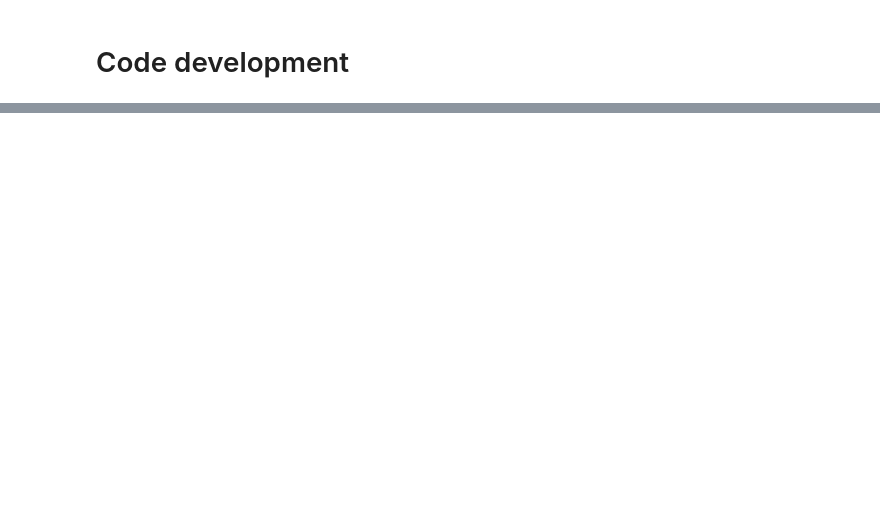
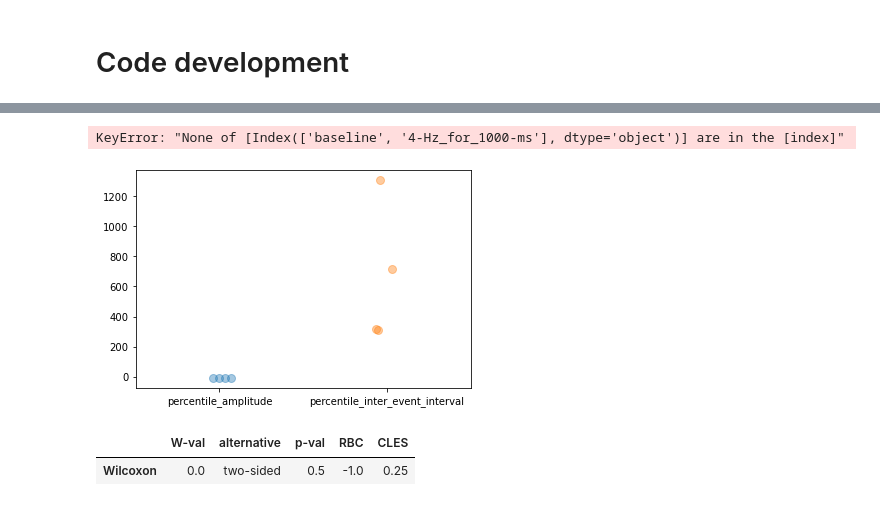
Before and after one commit to DennisDoll/DCLmeetsRETUNE, a Jupyter notebook: patch_clamp_analysis/api_playground.ipynb, the cells around one changed output, grey strips where cells are left out. Cells and saved outputs as stored; diff of their text form; code cells hidden in the pictures; blank space fills up the shorter version.

```diff
--- a/patch_clamp_analysis/api_playground.ipynb
+++ b/patch_clamp_analysis/api_playground.ipynb
@@ -70,0 +385,3 @@ api.save_database()
+# %%
+df = pd.DataFrame(data=percentile_data_per_stim_string['4-Hz_for_1000-ms'])
+df.sort_values(by=['stimulation_string', 'global_cell_id'])
@@ -70,0 +418,29 @@ api.save_database()
+# %%
+
+
+N=20
+# dummy dataset
+data = np.random.normal(size=(N,))
+
+jitter = 0.05
+df_x_jitter = pd.DataFrame(np.random.normal(loc=0, scale=jitter, size=df[['percentile_amplitude', 'percentile_inter_event_interval']].values.shape), columns=['percentile_amplitude', 'percentile_inter_event_interval'])
+df_x_jitter += np.arange(2)
+
+fig, ax = plt.subplots()
+for col in ['percentile_amplitude', 'percentile_inter_event_interval']:
+    ax.plot(df_x_jitter[col], df[col], 'o', alpha=.40, zorder=1, ms=8, mew=1)
+ax.set_xticks(range(2))
+ax.set_xticklabels(['percentile_amplitude', 'percentile_inter_event_interval'])
+ax.set_xlim(-0.5,2-0.5)
+
+for idx in df.index:
+    ax.plot(df_x_jitter.loc[idx,['baseline','4-Hz_for_1000-ms']], df.loc[idx,['baseline','4-Hz_for_1000-ms']], color = 'grey', linewidth = 0.5, linestyle = '--', zorder=-1)
+# %% [output]
+KeyError: "None of [Index(['baseline', '4-Hz_for_1000-ms'], dtype='object')] are in the [index]"
+[figure, added]
+# %%
+pg.wilcoxon(x=df.loc[df['stimulation_string'] == 'baseline', 'percentile_amplitude'].values,
+            y=df.loc[df['stimulation_string'] == '4-Hz_for_1000-ms', 'percentile_amplitude'].values)
+# %% [output]
+|  | W-val | alternative | p-val | RBC | CLES |
+| Wilcoxon | 0.0 | two-sided | 0.5 | -1.0 | 0.25 |
```
Also changed, not shown: parts of 55 cells of this notebook, 2 other files.
